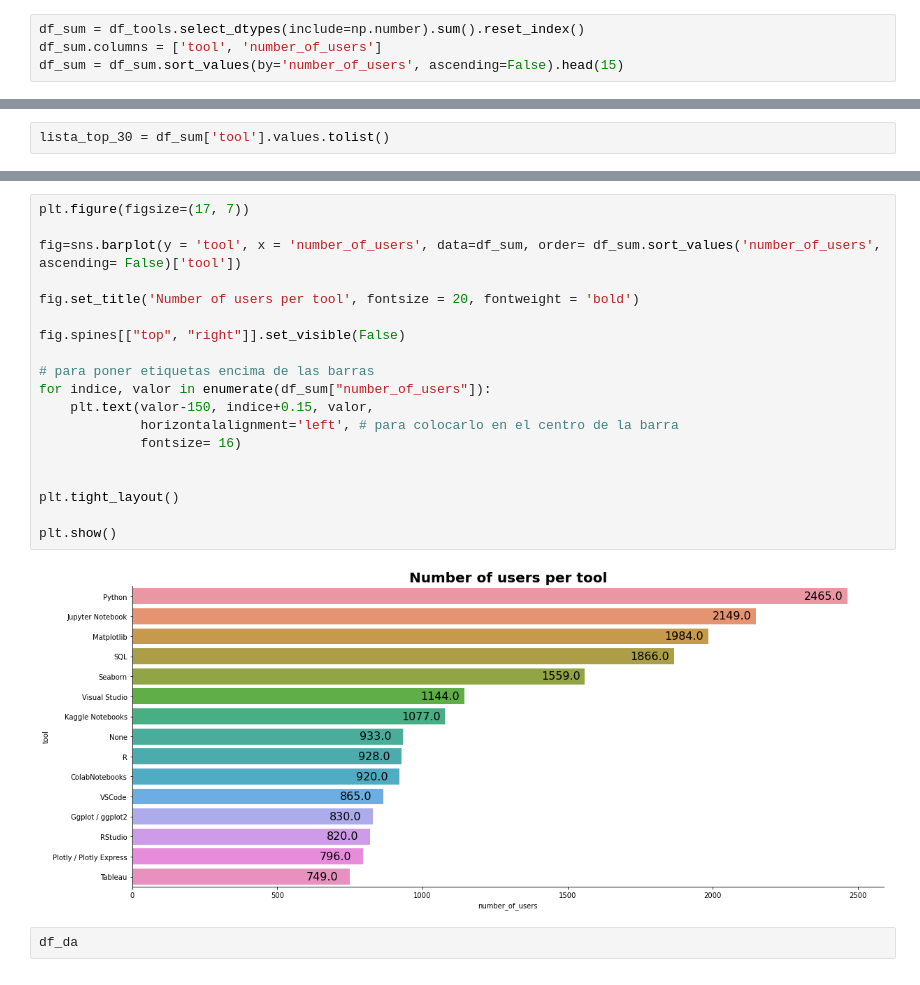
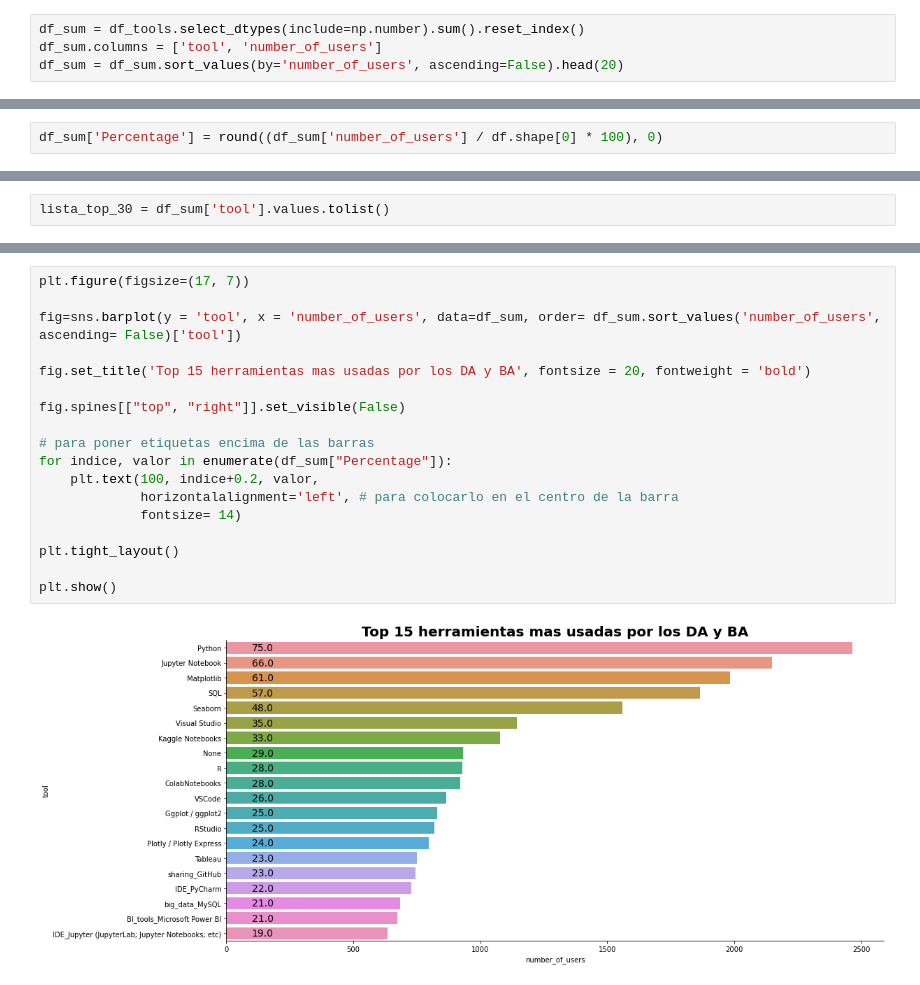
Before and after one commit to Adalab/project-da-promo-d-module-2-team-2-, a Jupyter notebook: notebooks/visualizacion.ipynb, the cells around one changed output, grey strips where cells are left out. Drawn from its saved outputs; the diff is of its cells as text.

Commit message:
retoques visualizacion

```diff
--- a/notebooks/visualizacion.ipynb
+++ b/notebooks/visualizacion.ipynb
@@ -275,4 +275,4 @@ df_tools.head(2)
 # %%
 df_sum = df_tools.select_dtypes(include=np.number).sum().reset_index()
 df_sum.columns = ['tool', 'number_of_users']
-df_sum = df_sum.sort_values(by='number_of_users', ascending=False).head(15)
+df_sum = df_sum.sort_values(by='number_of_users', ascending=False).head(20)
@@ -314,3 +295,5 @@ diccionario_tools = {'dev_language_Python': 'Python',
 # %%
 for k, v in diccionario_tools.items():
     df_sum.replace(to_replace = k, value = v, inplace=True)
+# %%
+df_sum['Percentage'] = round((df_sum['number_of_users'] / df.shape[0] * 100), 0)
@@ -340,23 +343,20 @@ plt.show()
 # %%
 plt.figure(figsize=(17, 7))
 
 fig=sns.barplot(y = 'tool', x = 'number_of_users', data=df_sum, order= df_sum.sort_values('number_of_users', ascending= False)['tool'])
 
-fig.set_title('Number of users per tool', fontsize = 20, fontweight = 'bold')
+fig.set_title('Top 15 herramientas mas usadas por los DA y BA', fontsize = 20, fontweight = 'bold')
 
 fig.spines[["top", "right"]].set_visible(False)
 
 # para poner etiquetas encima de las barras
-for indice, valor in enumerate(df_sum["number_of_users"]):
-    plt.text(valor-150, indice+0.15, valor,
+for indice, valor in enumerate(df_sum["Percentage"]):
+    plt.text(100, indice+0.2, valor,
              horizontalalignment='left', # para colocarlo en el centro de la barra
-             fontsize= 16)
-
+             fontsize= 14)
 
 plt.tight_layout()
 
 plt.show()
 # %% [output]
-[figure, old version]
+[figure, new version]
-# %%
-df_da
```
Also changed, not shown: parts of 4 cells of this notebook.
